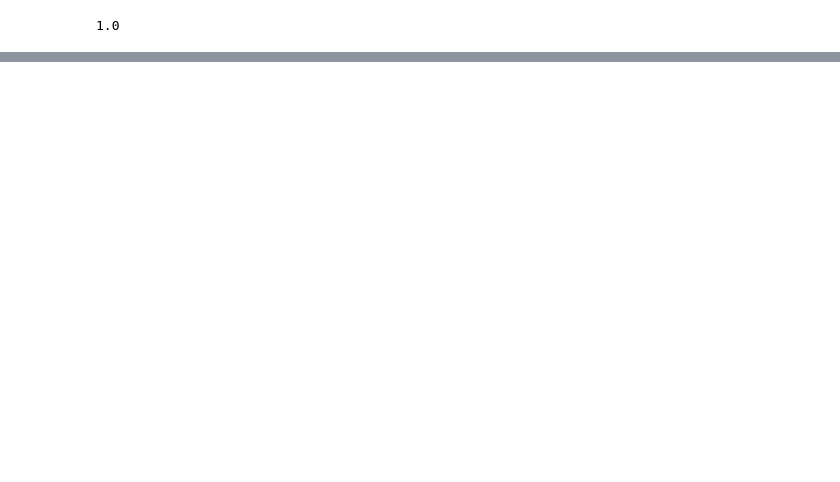
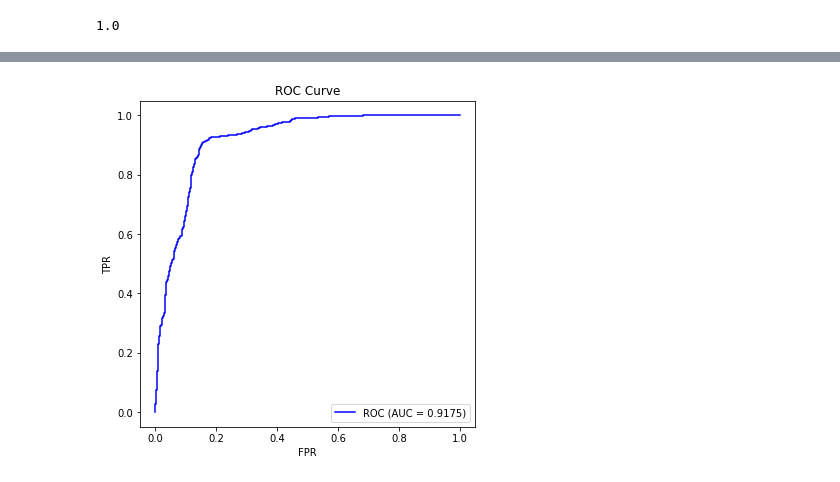
Before and after one commit to changx03/baard_exp2, a Jupyter notebook: examples/demo_baard.ipynb, the cells around one changed output, grey strips where cells are left out. Saved outputs shown, nothing was run; the diff lists cells and outputs as text; code cells hidden in the pictures; blank space fills up the shorter version.

```diff
--- a/examples/demo_baard.ipynb
+++ b/examples/demo_baard.ipynb
@@ -364,0 +411,6 @@ stage1.score(X_mix, pred_mix, labels_adv_mix)
+# %%
+# On test set
+probs = stage2.predict_proba(X_test_2, pred_test_2)
+_, _, auc_score, _ = get_roc(labels_test_2, probs[:, 1], show_plot=True)
+# %% [output]
+[figure, added]
```
Also changed, not shown: parts of 26 cells of this notebook, 1 other file.
